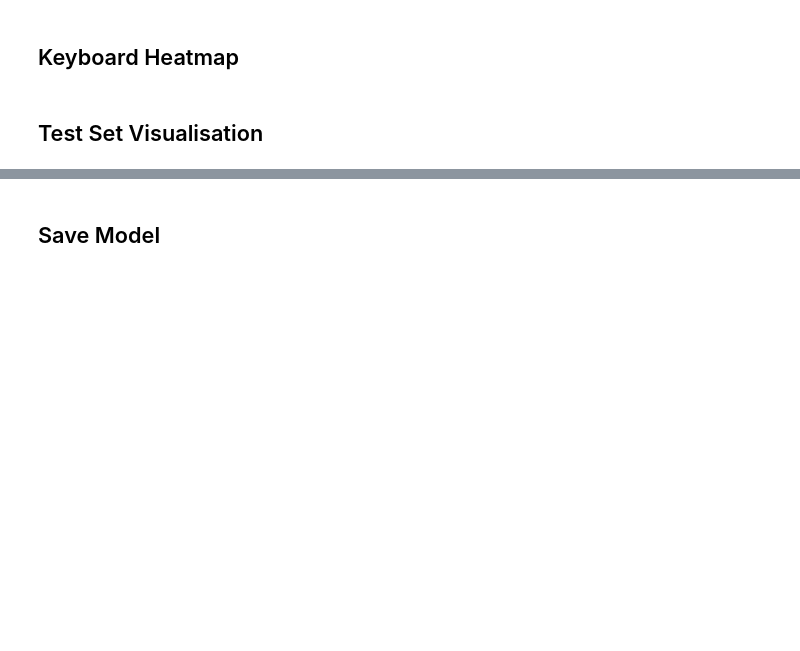
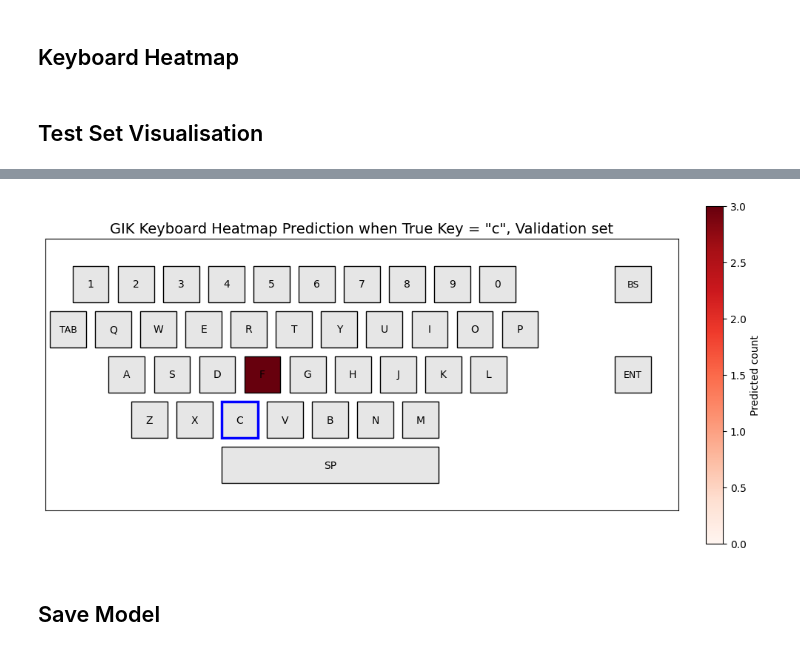
Before and after one commit to Perceptron-GIK/perceptron-gik, a Jupyter notebook: train_model.ipynb, the cells around one changed output, grey strips where cells are left out. Saved outputs shown, nothing was run; the diff lists cells and outputs as text; code cells hidden in the pictures; blank space fills up the shorter version.

```diff
--- a/train_model.ipynb
+++ b/train_model.ipynb
@@ -817,15 +395,21 @@ plot_virtual_keyboard_heatmap(cm_orig, 'd', 'Test')
 # %%
-cm_orig_val = compute_confusion_matrix_40x40(trainer.val_dataset, model, DEVICE)
+cm_orig_val = compute_confusion_matrix_40x40(
+    trainer.val_dataset,
+    model,
+    DEVICE,
+    coord_dict=FULL_COORDS if CONFIG["regression"] else None,
+)
 
-#plot_confusion_matrix_40x40(cm_orig, 'Test')
+plot_virtual_keyboard_heatmap(cm_orig_val, 'c', 'Validation')
 
-plot_virtual_keyboard_heatmap(cm_orig_val, 'o', 'test')
+# Optional matrix view
+# plot_confusion_matrix_40x40(cm_orig_val, 'Validation')
 
 # neighbours_a_val, cm_a_val = plot_anchor_with_closest_neighbours(cm_orig_val, 'd', 'Validation', k_neighbours=12)
-
 # neighbours_g_val, cm_g_val = plot_anchor_with_closest_neighbours(cm_orig_val, 'g', 'Validation', k_neighbours=20)
-
 # neighbours_l_val, cm_l_val = plot_anchor_with_closest_neighbours(cm_orig_val, 'l', 'Validation', k_neighbours=13)
+# %% [output]
+[figure, added]
 # %% [markdown]
 ## Save Model
 # %%
```
Also changed, not shown: parts of 23 cells of this notebook, 7 other files.
